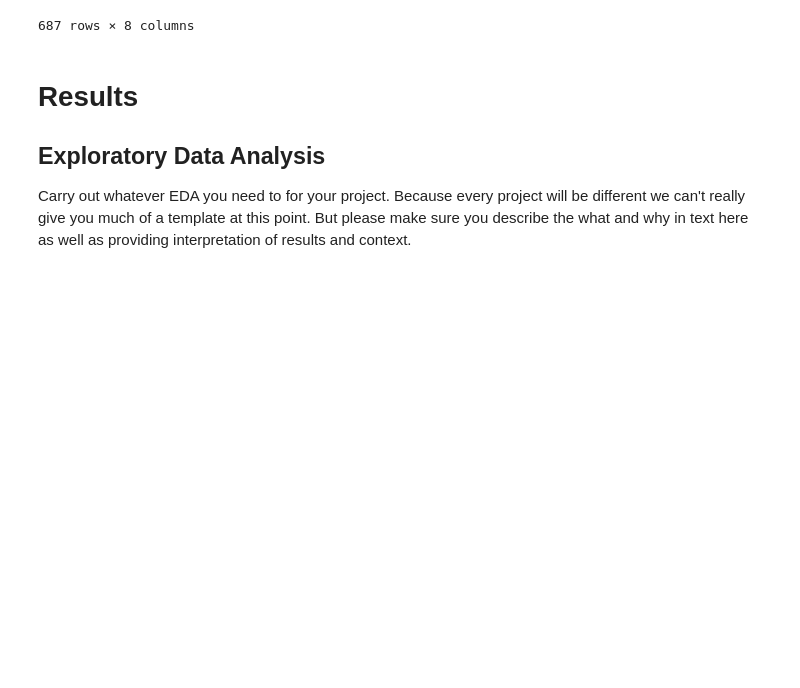
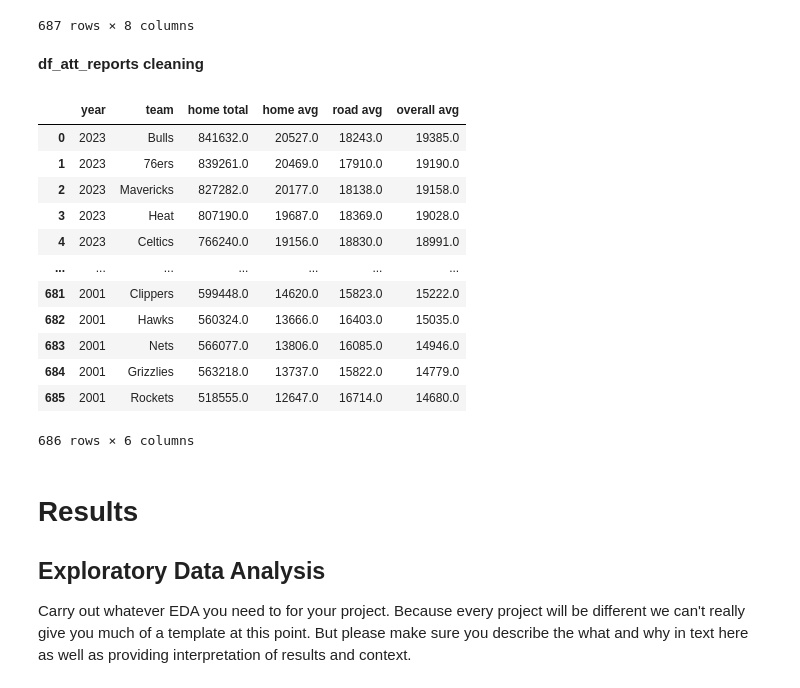
Before and after one commit to katieki/COGS108-Group159-FA24, a Jupyter notebook: EDACheckpoint_Group159-FA24.ipynb, the cells around one changed output. Drawn from its saved outputs; the diff is of its cells as text; code cells hidden in the pictures; blank space fills up the shorter version.

Commit message:
Wrangle df_att_report dataset

```diff
--- a/EDACheckpoint_Group159-FA24.ipynb
+++ b/EDACheckpoint_Group159-FA24.ipynb
@@ -178,6 +180,37 @@ df_nba_standings
 | 685 | Washington Wizards | 2023 | 15 | 67 | 7 | 34 | 8 | 33 |
 | 686 | Detroit Pistons | 2023 | 14 | 68 | 7 | 33 | 7 | 35 |
 687 rows × 8 columns
+# %% [markdown]
+**df_att_reports cleaning**
+# %%
+# Drop unwanted columns
+columns_to_drop = ['RK', 'HOME GMS', 'HOME PCT', 'ROAD GMS', 'ROAD PCT', 'OVERALL GMS', 'OVERALL PCT']
+df_att_reports = df_att_reports.drop(columns=columns_to_drop)
+
+# Convert column names to lowercase
+df_att_reports.columns = df_att_reports.columns.str.lower()
+
+# Remove commas from numeric columns and convert to floats
+numeric_columns = ['home total', 'home avg', 'road avg', 'overall avg']
+for col in numeric_columns:
+    df_att_reports[col] = df_att_reports[col].replace(',', '', regex=True).astype(float)
+# %%
+# Check the cleaned dataset
+df_att_reports
+# %% [output]
+|  | year | team | home total | home avg | road avg | overall avg |
+| 0 | 2023 | Bulls | 841632.0 | 20527.0 | 18243.0 | 19385.0 |
+| 1 | 2023 | 76ers | 839261.0 | 20469.0 | 17910.0 | 19190.0 |
+| 2 | 2023 | Mavericks | 827282.0 | 20177.0 | 18138.0 | 19158.0 |
+| 3 | 2023 | Heat | 807190.0 | 19687.0 | 18369.0 | 19028.0 |
+| 4 | 2023 | Celtics | 766240.0 | 19156.0 | 18830.0 | 18991.0 |
+| ... | ... | ... | ... | ... | ... | ... |
+| 681 | 2001 | Clippers | 599448.0 | 14620.0 | 15823.0 | 15222.0 |
+| 682 | 2001 | Hawks | 560324.0 | 13666.0 | 16403.0 | 15035.0 |
+| 683 | 2001 | Nets | 566077.0 | 13806.0 | 16085.0 | 14946.0 |
+| 684 | 2001 | Grizzlies | 563218.0 | 13737.0 | 15822.0 | 14779.0 |
+| 685 | 2001 | Rockets | 518555.0 | 12647.0 | 16714.0 | 14680.0 |
+686 rows × 6 columns
 # %% [markdown]
 # Results
 
```
Also changed, not shown: parts of 1 cell of this notebook.
